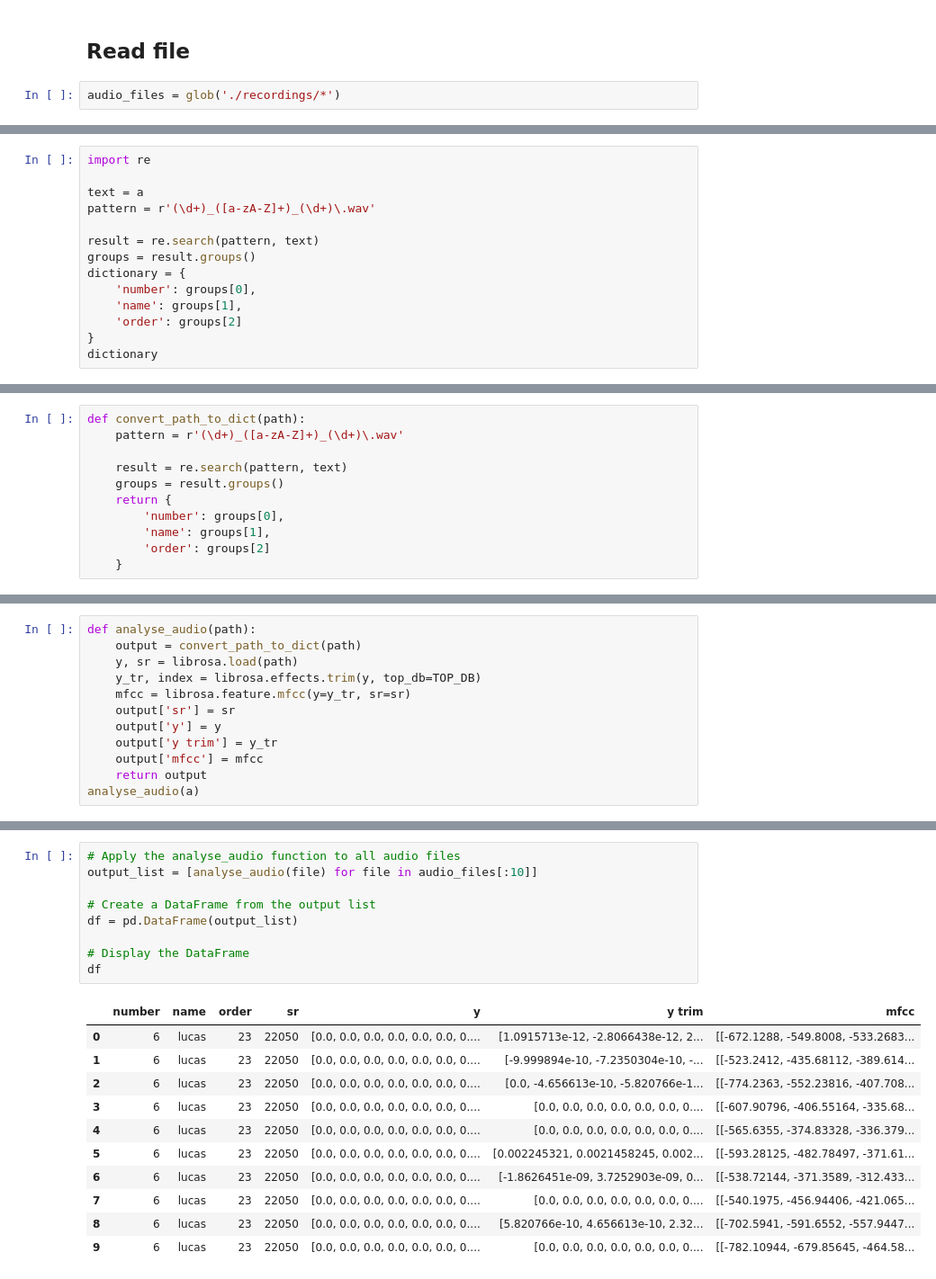
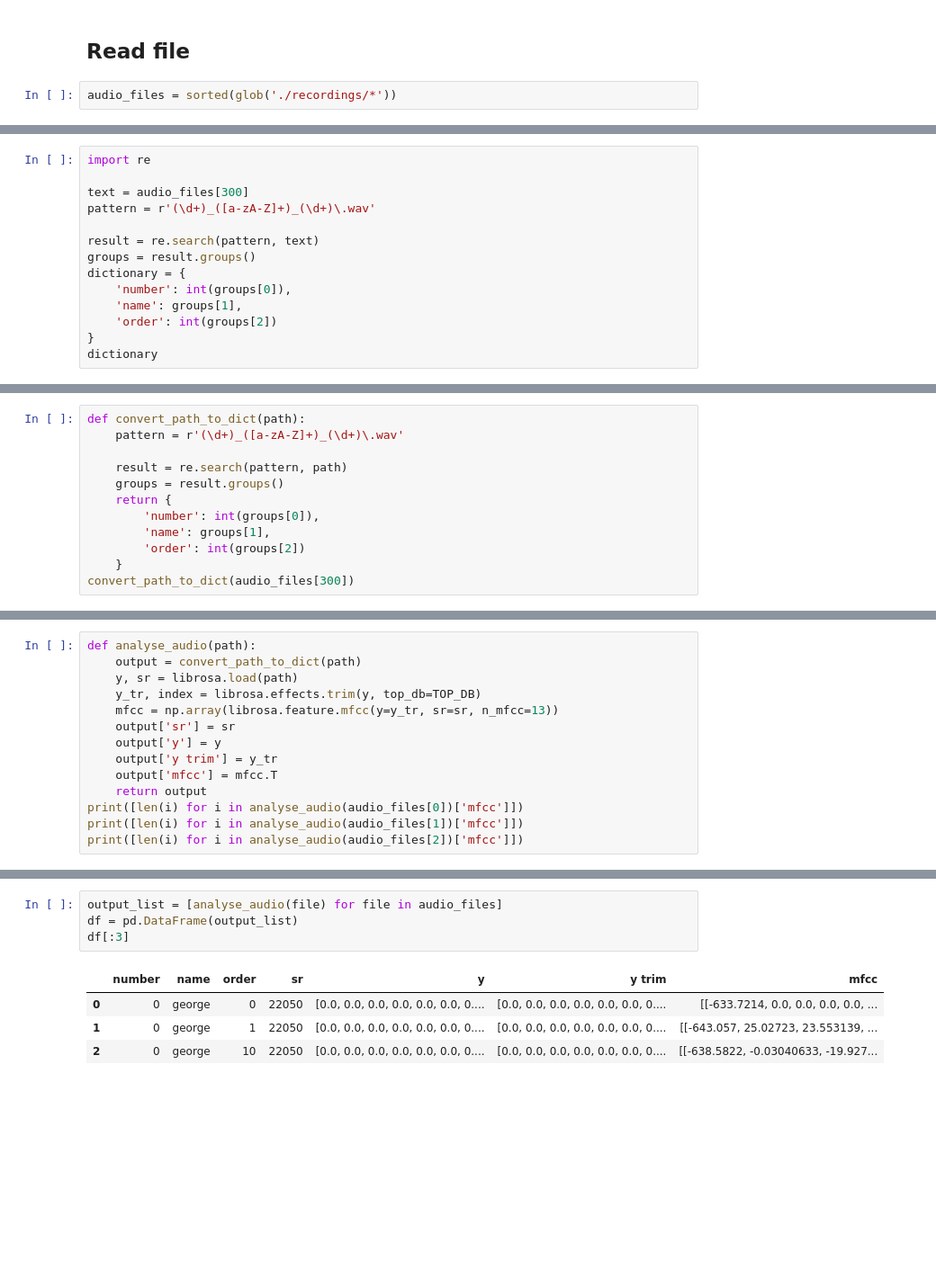
Before and after one commit to mvajhi/Introduction-to-Artificial-Intelligence-and-Machine-Learning, a Jupyter notebook: ca2/part1.ipynb, the cells around one changed output, grey strips where cells are left out. Shown at 90% size. Drawn from its saved outputs; the diff is of its cells as text; blank space fills up the shorter version.

```diff
--- a/ca2/part1.ipynb
+++ b/ca2/part1.ipynb
@@ -14,4 +15,4 @@ TOP_DB = 40
 # %% [markdown]
 ## Read file
 # %%
-audio_files = glob('./recordings/*')
+audio_files = sorted(glob('./recordings/*'))
@@ -23,15 +19,15 @@ a
 # %%
 import re
 
-text = a
+text = audio_files[300]
 pattern = r'(\d+)_([a-zA-Z]+)_(\d+)\.wav'
 
 result = re.search(pattern, text)
 groups = result.groups()
 dictionary = {
-    'number': groups[0],
+    'number': int(groups[0]),
     'name': groups[1],
-    'order': groups[2]
+    'order': int(groups[2])
 }
 dictionary
 # %% [output]
@@ -40,10 +36,11 @@ dictionary
 def convert_path_to_dict(path):
     pattern = r'(\d+)_([a-zA-Z]+)_(\d+)\.wav'
 
-    result = re.search(pattern, text)
+    result = re.search(pattern, path)
     groups = result.groups()
     return {
-        'number': groups[0],
+        'number': int(groups[0]),
         'name': groups[1],
-        'order': groups[2]
+        'order': int(groups[2])
     }
+convert_path_to_dict(audio_files[300])
@@ -52,11 +53,13 @@ def analyse_audio(path):
     output = convert_path_to_dict(path)
     y, sr = librosa.load(path)
     y_tr, index = librosa.effects.trim(y, top_db=TOP_DB)
-    mfcc = librosa.feature.mfcc(y=y_tr, sr=sr)
+    mfcc = np.array(librosa.feature.mfcc(y=y_tr, sr=sr, n_mfcc=13))
     output['sr'] = sr
     output['y'] = y
     output['y trim'] = y_tr
-    output['mfcc'] = mfcc
+    output['mfcc'] = mfcc.T
     return output
-analyse_audio(a)
+print([len(i) for i in analyse_audio(audio_files[0])['mfcc']])
+print([len(i) for i in analyse_audio(audio_files[1])['mfcc']])
+print([len(i) for i in analyse_audio(audio_files[2])['mfcc']])
 # %% [output]
@@ -80,21 +69,9 @@ analyse_audio(a)
 # %%
-# Apply the analyse_audio function to all audio files
-output_list = [analyse_audio(file) for file in audio_files[:10]]
-
-# Create a DataFrame from the output list
+output_list = [analyse_audio(file) for file in audio_files]
 df = pd.DataFrame(output_list)
-
-# Display the DataFrame
-df
+df[:3]
 # %% [output]
 |  | number | name | order | sr | y | y trim | mfcc |
-| 0 | 6 | lucas | 23 | 22050 | [0.0, 0.0, 0.0, 0.0, 0.0, 0.0, 0.... | [1.0915713e-12, -2.8066438e-12, 2... | [[-672.1288, -549.8008, -533.2683... |
-| 1 | 6 | lucas | 23 | 22050 | [0.0, 0.0, 0.0, 0.0, 0.0, 0.0, 0.... | [-9.999894e-10, -7.2350304e-10, -... | [[-523.2412, -435.68112, -389.614... |
-| 2 | 6 | lucas | 23 | 22050 | [0.0, 0.0, 0.0, 0.0, 0.0, 0.0, 0.... | [0.0, -4.656613e-10, -5.820766e-1... | [[-774.2363, -552.23816, -407.708... |
-| 3 | 6 | lucas | 23 | 22050 | [0.0, 0.0, 0.0, 0.0, 0.0, 0.0, 0.... | [0.0, 0.0, 0.0, 0.0, 0.0, 0.0, 0.... | [[-607.90796, -406.55164, -335.68... |
-| 4 | 6 | lucas | 23 | 22050 | [0.0, 0.0, 0.0, 0.0, 0.0, 0.0, 0.... | [0.0, 0.0, 0.0, 0.0, 0.0, 0.0, 0.... | [[-565.6355, -374.83328, -336.379... |
-| 5 | 6 | lucas | 23 | 22050 | [0.0, 0.0, 0.0, 0.0, 0.0, 0.0, 0.... | [0.002245321, 0.0021458245, 0.002... | [[-593.28125, -482.78497, -371.61... |
-| 6 | 6 | lucas | 23 | 22050 | [0.0, 0.0, 0.0, 0.0, 0.0, 0.0, 0.... | [-1.8626451e-09, 3.7252903e-09, 0... | [[-538.72144, -371.3589, -312.433... |
-| 7 | 6 | lucas | 23 | 22050 | [0.0, 0.0, 0.0, 0.0, 0.0, 0.0, 0.... | [0.0, 0.0, 0.0, 0.0, 0.0, 0.0, 0.... | [[-540.1975, -456.94406, -421.065... |
-| 8 | 6 | lucas | 23 | 22050 | [0.0, 0.0, 0.0, 0.0, 0.0, 0.0, 0.... | [5.820766e-10, 4.656613e-10, 2.32... | [[-702.5941, -591.6552, -557.9447... |
-| 9 | 6 | lucas | 23 | 22050 | [0.0, 0.0, 0.0, 0.0, 0.0, 0.0, 0.... | [0.0, 0.0, 0.0, 0.0, 0.0, 0.0, 0.... | [[-782.10944, -679.85645, -464.58... |
+| 0 | 0 | george | 0 | 22050 | [0.0, 0.0, 0.0, 0.0, 0.0, 0.0, 0.... | [0.0, 0.0, 0.0, 0.0, 0.0, 0.0, 0.... | [[-633.7214, 0.0, 0.0, 0.0, 0.0, ... |
+| 1 | 0 | george | 1 | 22050 | [0.0, 0.0, 0.0, 0.0, 0.0, 0.0, 0.... | [0.0, 0.0, 0.0, 0.0, 0.0, 0.0, 0.... | [[-643.057, 25.02723, 23.553139, ... |
+| 2 | 0 | george | 10 | 22050 | [0.0, 0.0, 0.0, 0.0, 0.0, 0.0, 0.... | [0.0, 0.0, 0.0, 0.0, 0.0, 0.0, 0.... | [[-638.5822, -0.03040633, -19.927... |
```
Also changed, not shown: parts of 13 cells of this notebook.
